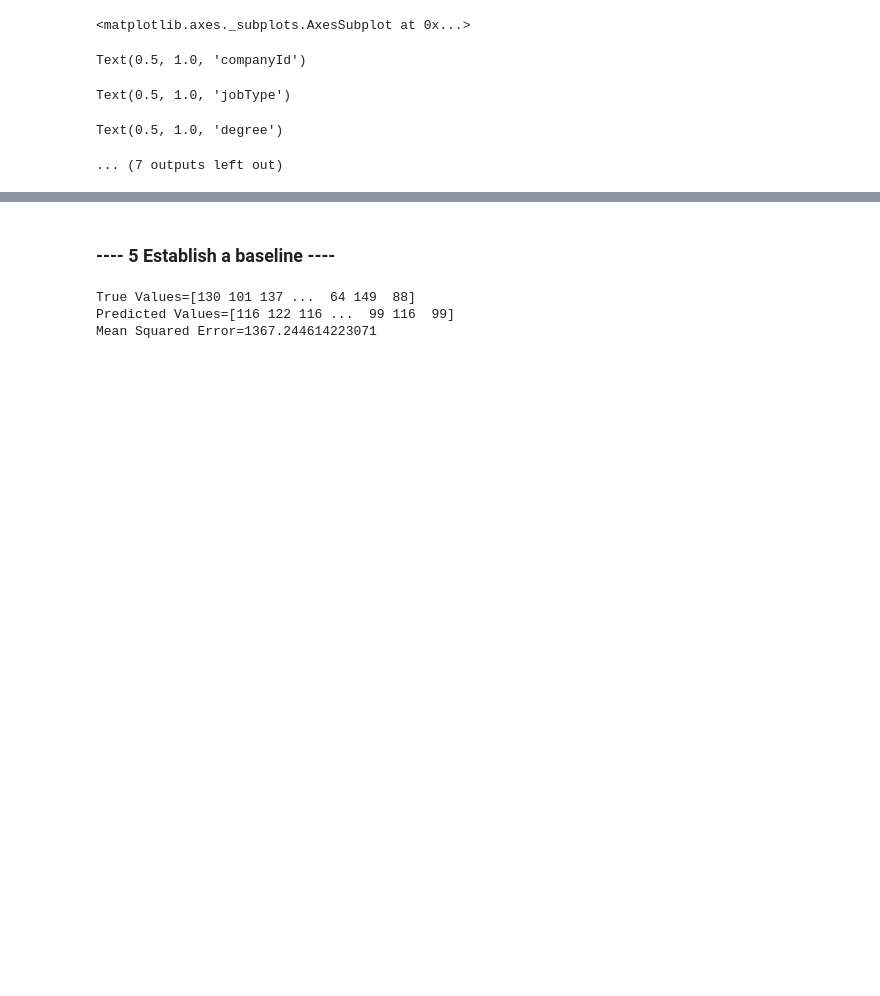
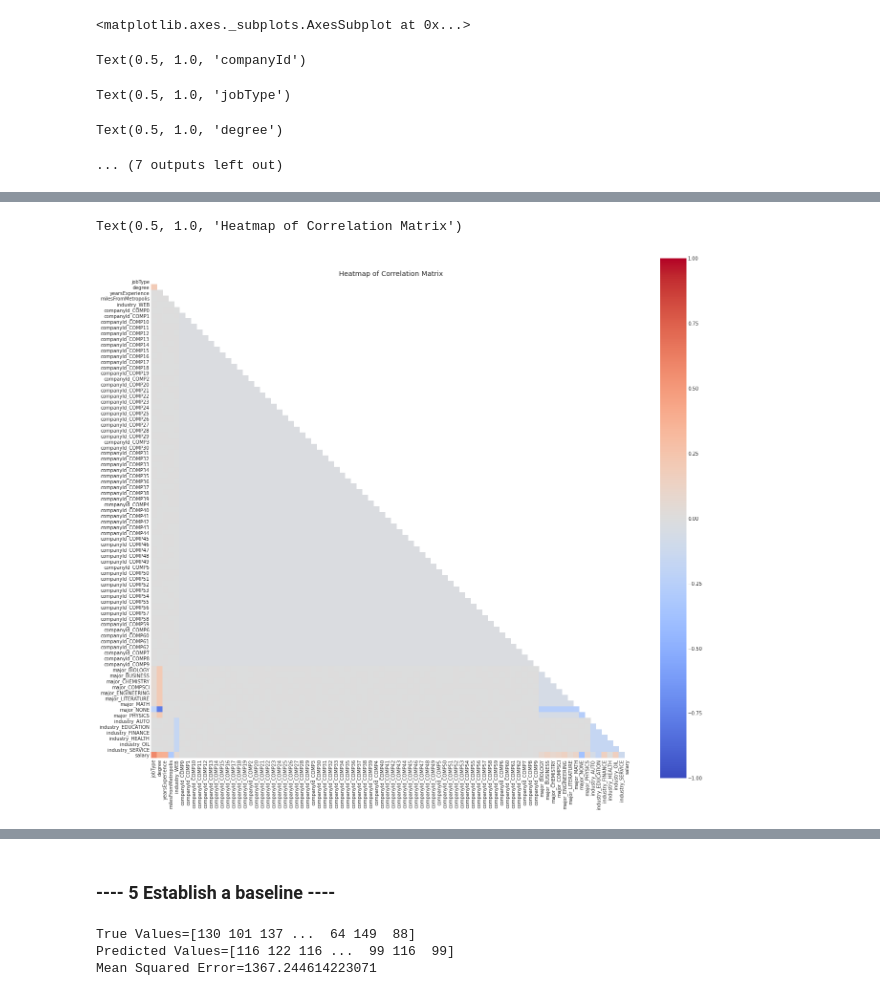
Before and after one commit to Ashur59/salarypredictionportfolio, a Jupyter notebook: Salary Prediction Notebook.ipynb, the cells around one changed output, grey strips where cells are left out. Cells and saved outputs as stored; diff of their text form; code cells hidden in the pictures; blank space fills up the shorter version.

```diff
--- a/Salary Prediction Notebook.ipynb
+++ b/Salary Prediction Notebook.ipynb
@@ -513,3 +659,23 @@ Text(0.5, 1.0, 'degree')
+# %%
+train_data_Engineered_num = train_data_Engineered.select_dtypes(include=np.number)
+
+# Create a correlation matrix. What features correlate the most with salary? What other correlations did you find?
+corr_Engineered_num = train_data_Engineered_num.corr()
+mask = np.zeros_like(corr_Engineered_num)
+mask[np.triu_indices_from(mask)] = True
+with sns.axes_style("white"):
+    f, ax = plt.subplots(figsize=(20, 20))
+    ax = sns.heatmap(corr_Engineered_num,
+            xticklabels=corr_Engineered_num.columns.values,
+            yticklabels=corr_Engineered_num.columns.values,
+            vmin=-1, vmax=1, center= 0, square=True, cmap= 'coolwarm',
+            #annot = True, mask=matrix, cbar_kws= {'orientation': 'horizontal'},
+            mask=mask
+                    )
+    ax.set_title('Heatmap of Correlation Matrix')
+# %% [output]
+Text(0.5, 1.0, 'Heatmap of Correlation Matrix')
+[figure, added]
 # %%
 ! free -m
 # %% [output]
```
Also changed, not shown: parts of 31 cells of this notebook.
